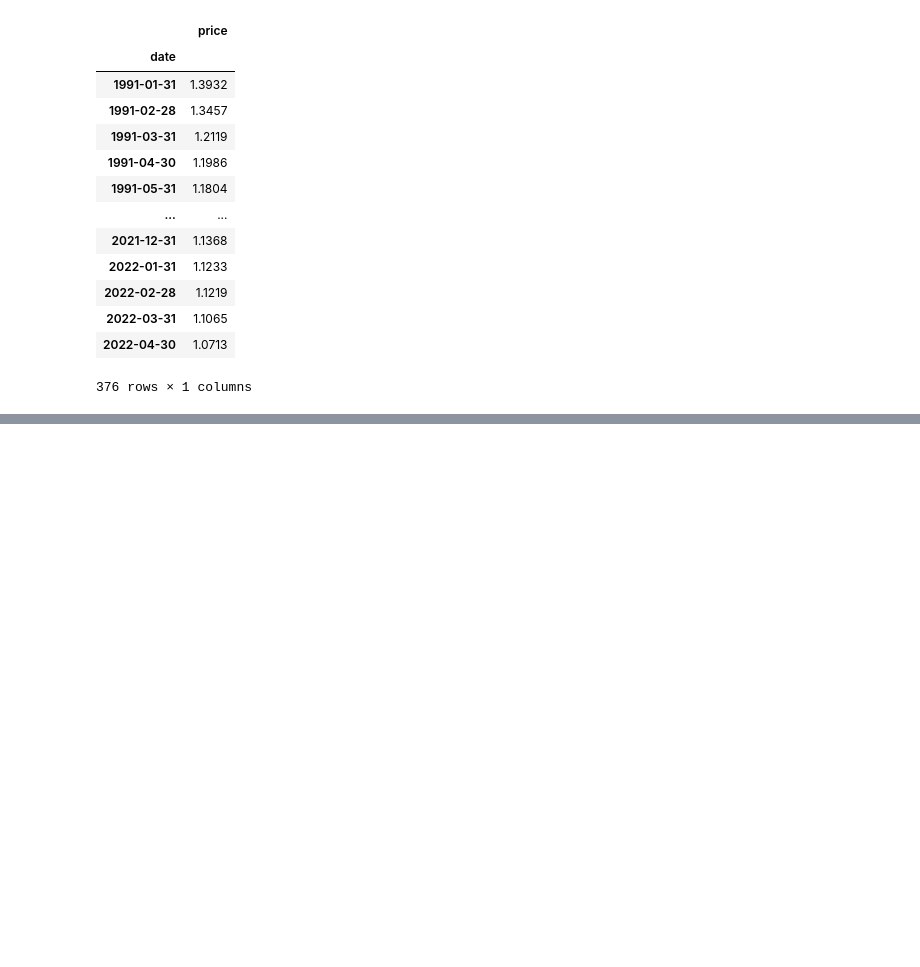
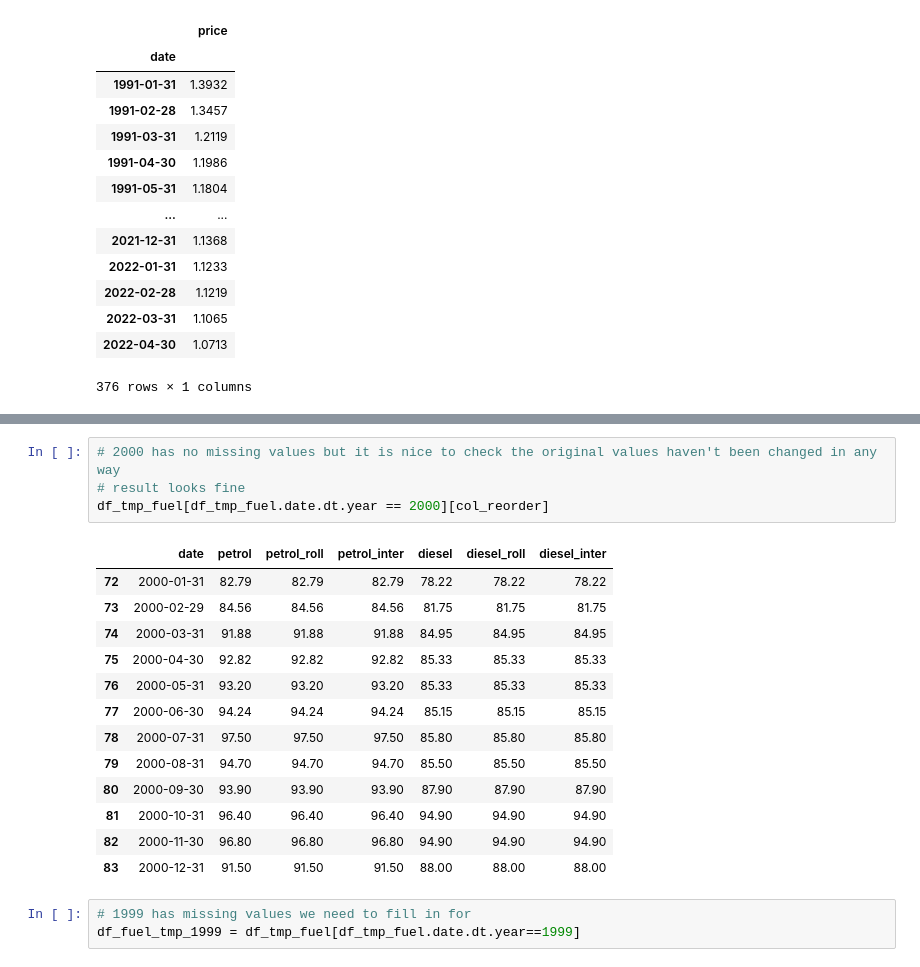
Before and after one commit to trentsteel777/CA2, a Jupyter notebook: DataPrep.ipynb, the cells around one changed output, grey strips where cells are left out. Drawn from its saved outputs; the diff is of its cells as text; blank space fills up the shorter version.

```diff
--- a/DataPrep.ipynb
+++ b/DataPrep.ipynb
@@ -1724,0 +1859,21 @@ df_temp
+# %%
+# 2000 has no missing values but it is nice to check the original values haven't been changed in any way
+# result looks fine
+df_tmp_fuel[df_tmp_fuel.date.dt.year == 2000][col_reorder]
+# %% [output]
+|  | date | petrol | petrol_roll | petrol_inter | diesel | diesel_roll | diesel_inter |
+| 72 | 2000-01-31 | 82.79 | 82.79 | 82.79 | 78.22 | 78.22 | 78.22 |
+| 73 | 2000-02-29 | 84.56 | 84.56 | 84.56 | 81.75 | 81.75 | 81.75 |
+| 74 | 2000-03-31 | 91.88 | 91.88 | 91.88 | 84.95 | 84.95 | 84.95 |
+| 75 | 2000-04-30 | 92.82 | 92.82 | 92.82 | 85.33 | 85.33 | 85.33 |
+| 76 | 2000-05-31 | 93.20 | 93.20 | 93.20 | 85.33 | 85.33 | 85.33 |
+| 77 | 2000-06-30 | 94.24 | 94.24 | 94.24 | 85.15 | 85.15 | 85.15 |
+| 78 | 2000-07-31 | 97.50 | 97.50 | 97.50 | 85.80 | 85.80 | 85.80 |
+| 79 | 2000-08-31 | 94.70 | 94.70 | 94.70 | 85.50 | 85.50 | 85.50 |
+| 80 | 2000-09-30 | 93.90 | 93.90 | 93.90 | 87.90 | 87.90 | 87.90 |
+| 81 | 2000-10-31 | 96.40 | 96.40 | 96.40 | 94.90 | 94.90 | 94.90 |
+| 82 | 2000-11-30 | 96.80 | 96.80 | 96.80 | 94.90 | 94.90 | 94.90 |
+| 83 | 2000-12-31 | 91.50 | 91.50 | 91.50 | 88.00 | 88.00 | 88.00 |
+# %%
+# 1999 has missing values we need to fill in for
+df_fuel_tmp_1999 = df_tmp_fuel[df_tmp_fuel.date.dt.year==1999]
```
Also changed, not shown: parts of 133 cells of this notebook, 8 other files.
